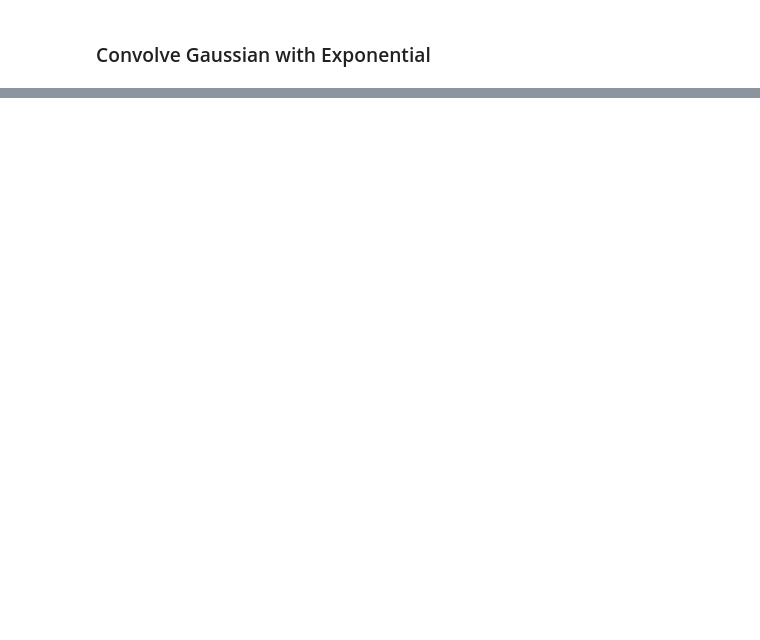
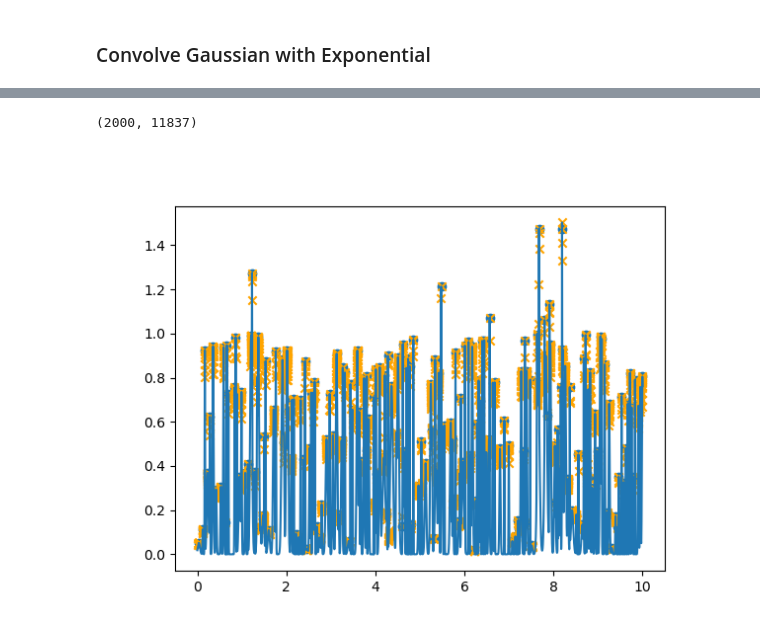
Before and after one commit to soniahasko/internship_2025, a Jupyter notebook: Analytical_Functions/asymmetric_conv.ipynb, the cells around one changed output, grey strips where cells are left out. Cells and saved outputs as stored; diff of their text form; code cells hidden in the pictures; blank space fills up the shorter version.

```diff
--- a/Analytical_Functions/asymmetric_conv.ipynb
+++ b/Analytical_Functions/asymmetric_conv.ipynb
@@ -8,11 +8,11 @@ import os
 from zipfile import ZipFile, ZIP_DEFLATED
 # %%
 peak_densities_all = ['small', 'medium', 'large', 'very_large']
-peak_density = peak_densities_all[0]
+peak_density = peak_densities_all[3]
 # %%
 np.random.seed(42) # for reproducibility
-num_repetitions = 1
-num_xs = 11763
+num_repetitions = 2000
+num_xs = 11837
 x = np.linspace(0, 10, num_xs)
 
 signals = np.zeros((num_repetitions, len(x)))
@@ -148,0 +88,18 @@ TypeError: unsupported operand type(s) for *: 'float' and 'function'
+# %%
+plt.figure()
+i=np.random.randint(0,2000)
+
+print(binary_peaks.shape)
+
+all_ones = np.where(binary_peaks[i] > 0)[0]
+all_ones.shape
+
+plt.plot(x, signals[i])
+plt.scatter(x[all_peaks[i]], signals[i][all_peaks[i]])
+
+plt.scatter(x[all_ones], signals[i][all_ones], marker='x', color='orange')
+
+plt.show()
+# %% [output]
+(2000, 11837)
+[figure, added]
```
Also changed, not shown: parts of 8 cells of this notebook, 25 other files.
